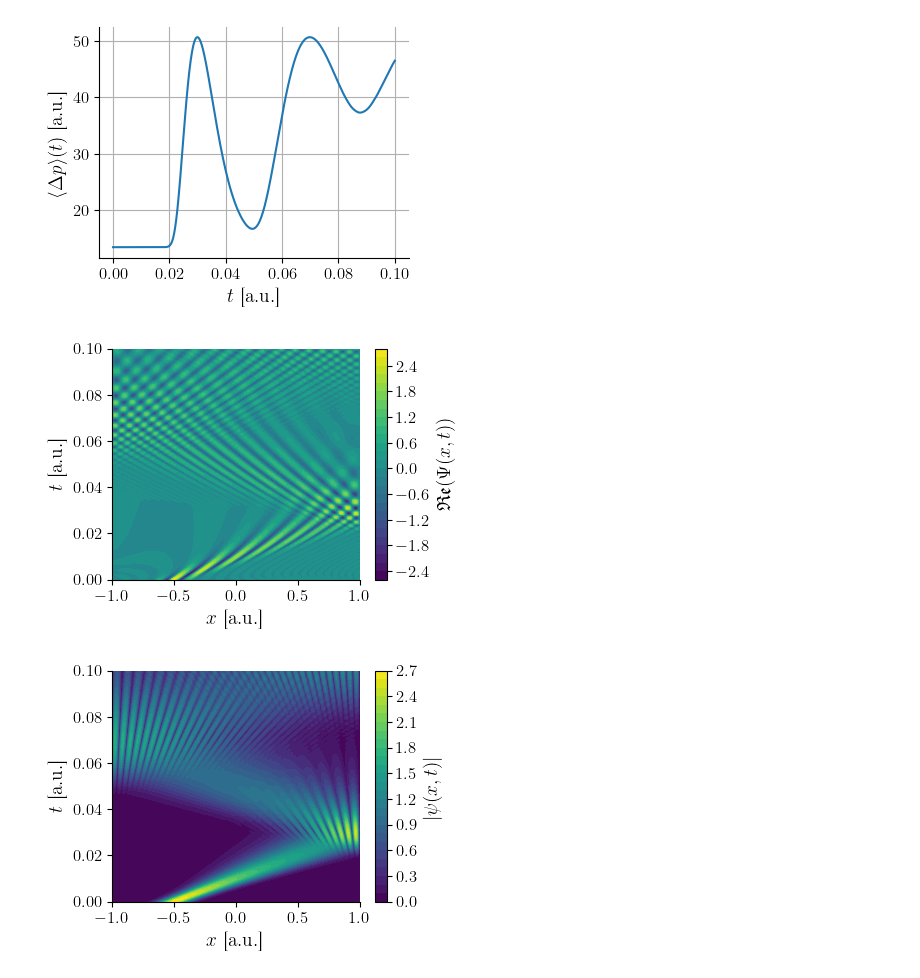
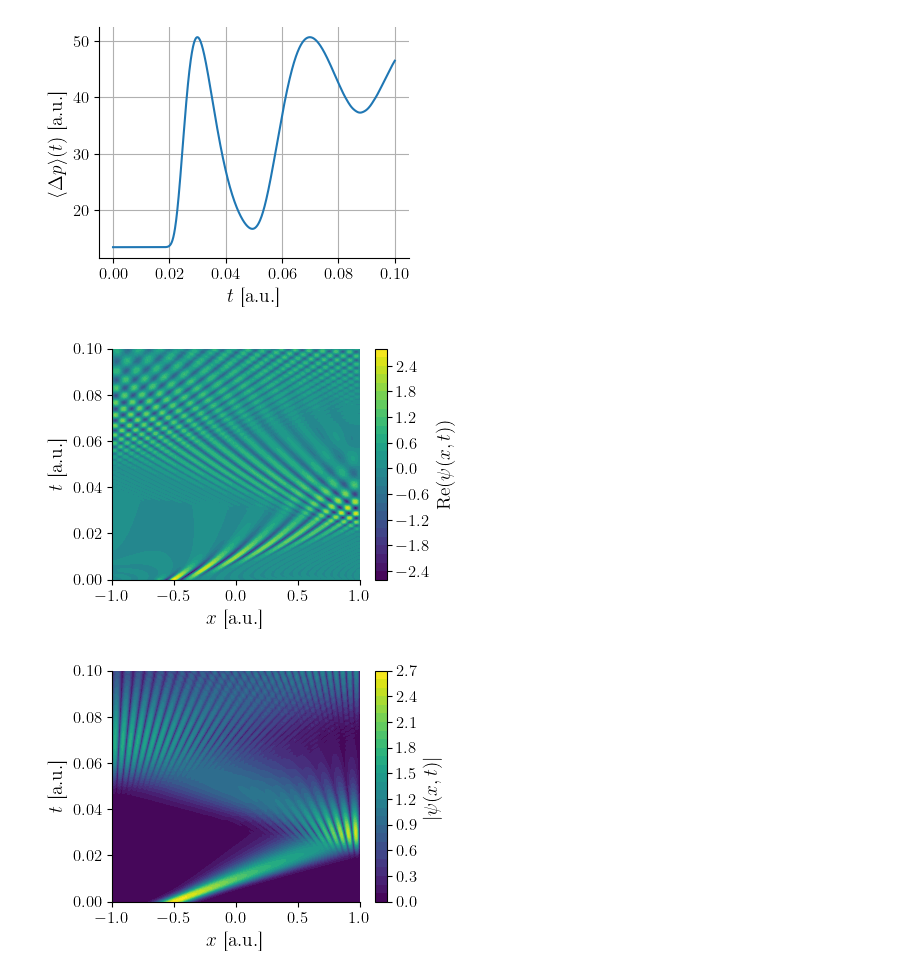
Before and after one commit to TomVdt/PhysNum, a Jupyter notebook: exercice6/analysis/analysis_i.ipynb, the cells around one changed output. Cells and saved outputs as stored; diff of their text form; code cells hidden in the pictures.

```diff
--- a/exercice6/analysis/analysis_i.ipynb
+++ b/exercice6/analysis/analysis_i.ipynb
@@ -82,18 +82,18 @@ plt.savefig(export_path + 'i_deltap.pdf')
 # %%
 %matplotlib inline
 X, Y = np.meshgrid(x, t)
 plt.contourf(X, Y, data_psi2[:,1::3], levels=32)
-plt.colorbar().set_label(r'$\mathfrak{Re}(\Psi(x,t))$')
+plt.colorbar().set_label(r'$\mathrm{Re}(\psi(x,t))$')
 plt.xlabel(r'$x$ [a.u.]')
 plt.ylabel(r'$t$ [a.u.]')
 # plt.legend()
 # plt.grid()
 # vitesse de phase plus élevée que la vitesse de groupe => milieu dispersif
 # vitesse augmente (?) près des bords, puis redescend apres le rebond,
 # puis recommence a augmenter
 plt.savefig(export_path + 'i_repsi.png')
 # %% [output]
-[figure, old version]
+[figure, new version]
 # %%
 %matplotlib inline
 X, Y = np.meshgrid(x, t)
```
Also changed, not shown: 19 other files.
